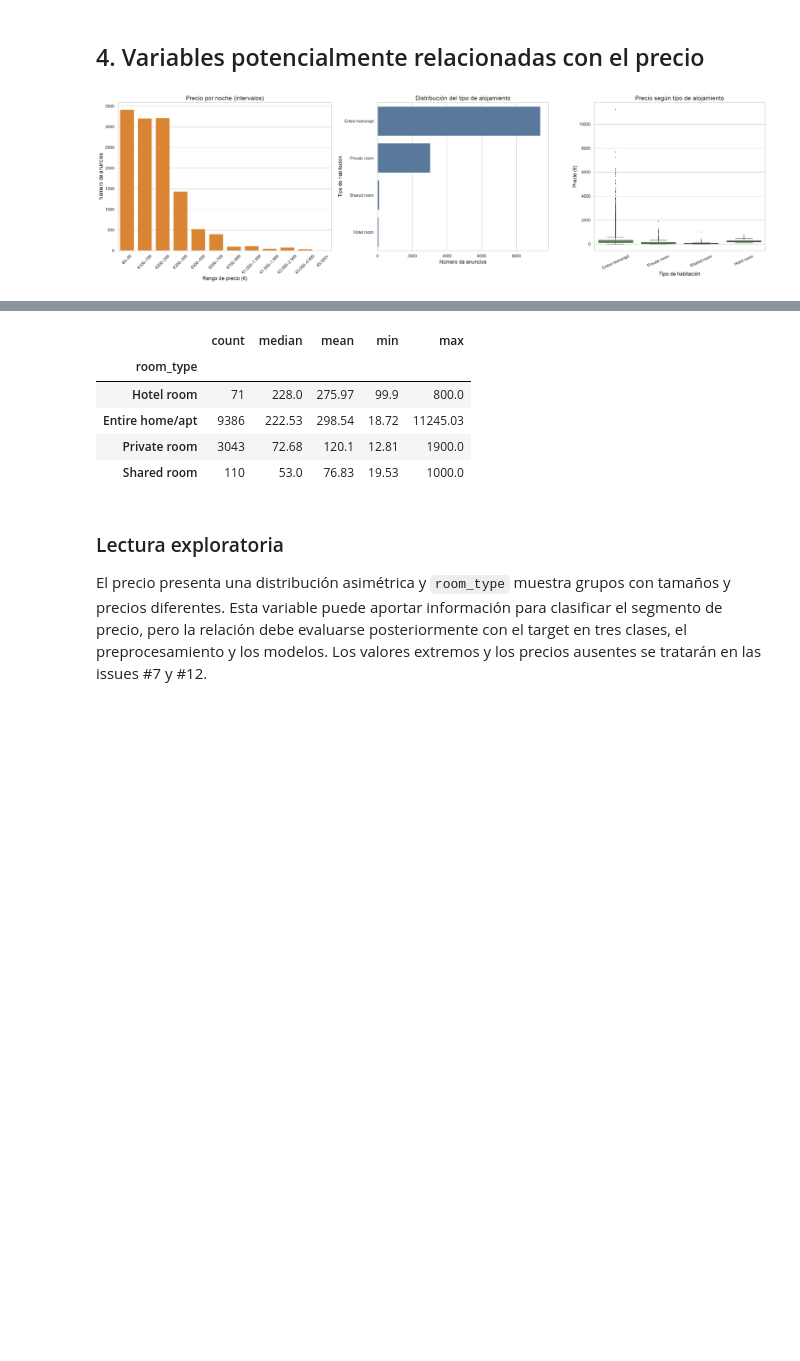
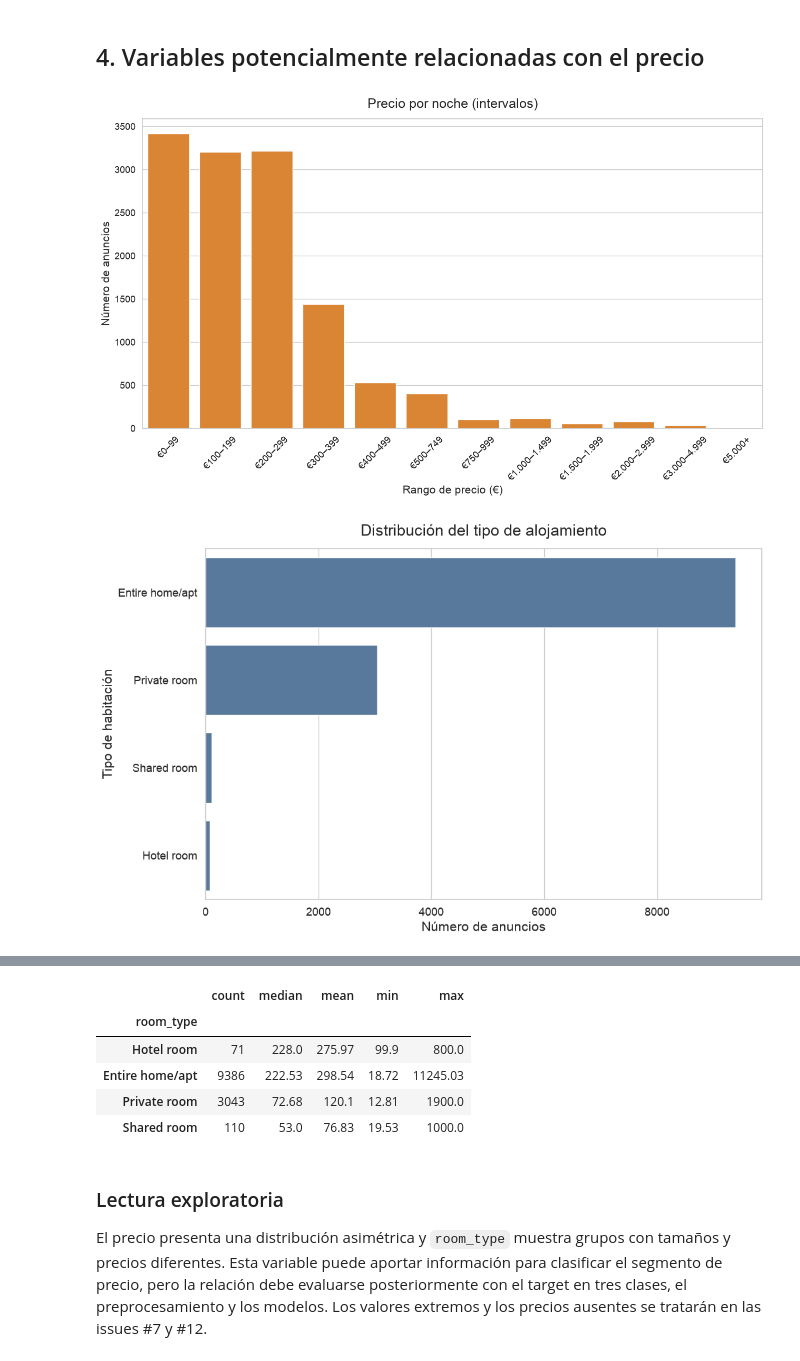
Before and after one commit to T6-P5-Classification/bcn-price-classifier, a Jupyter notebook: notebooks/01a_eda_initial.ipynb, the cells around one changed output, grey strips where cells are left out. Saved outputs shown, nothing was run; the diff lists cells and outputs as text; code cells hidden in the pictures; blank space fills up the shorter version.

Commit message:
fix: split and enlarge EDA charts

```diff
--- a/notebooks/01a_eda_initial.ipynb
+++ b/notebooks/01a_eda_initial.ipynb
@@ -169,39 +169,49 @@ display(eda[available].describe().T.round(2))
 # %%
 # Estas visualizaciones son exploratorias: muestran asociaciones, no causalidad.
 room_price = eda.dropna(subset=["price_numeric", "room_type"]).copy()
-fig, axes = plt.subplots(1, 3, figsize=(24, 7), gridspec_kw={"width_ratios": [1.25, 1, 1]})
 
 price_bins = [0, 100, 200, 300, 400, 500, 750, 1000, 1500, 2000, 3000, 5000, np.inf]
 price_labels = ["€0–99", "€100–199", "€200–299", "€300–399", "€400–499", "€500–749", "€750–999", "€1.000–1.499", "€1.500–1.999", "€2.000–2.999", "€3.000–4.999", "€5.000+"]
 price_values = eda["price_numeric"]
 price_bucket = pd.cut(price_values, bins=price_bins, labels=price_labels, right=False)
 price_counts = price_bucket.value_counts(sort=False).reindex(price_labels, fill_value=0)
-sns.barplot(x=price_counts.index, y=price_counts.values, ax=axes[0], color="#F58518", edgecolor="white")
-axes[0].set_title("Precio por noche (intervalos)")
-axes[0].set_xlabel("Rango de precio (€)")
-axes[0].set_ylabel("Número de anuncios")
-axes[0].tick_params(axis="x", rotation=45, labelsize=11)
+fig_price, ax_price = plt.subplots(figsize=(13, 8))
+sns.barplot(x=price_counts.index, y=price_counts.values, ax=ax_price, color="#F58518", edgecolor="white")
+ax_price.set_title("Precio por noche (intervalos)", fontsize=18, pad=15)
+ax_price.set_xlabel("Rango de precio (€)", fontsize=15)
+ax_price.set_ylabel("Número de anuncios", fontsize=15)
+ax_price.tick_params(axis="x", rotation=45, labelsize=13)
+ax_price.tick_params(axis="y", labelsize=13)
+fig_price.tight_layout()
+plt.show()
 
 room_order = room_price["room_type"].value_counts().index
-sns.countplot(data=room_price, y="room_type", order=room_order, ax=axes[1], color="#4C78A8")
-axes[1].set_title("Distribución del tipo de alojamiento")
-axes[1].set_xlabel("Número de anuncios")
-axes[1].set_ylabel("Tipo de habitación")
+fig_room, ax_room = plt.subplots(figsize=(11, 7))
+sns.countplot(data=room_price, y="room_type", order=room_order, ax=ax_room, color="#4C78A8")
+ax_room.set_title("Distribución del tipo de alojamiento", fontsize=18, pad=15)
+ax_room.set_xlabel("Número de anuncios", fontsize=15)
+ax_room.set_ylabel("Tipo de habitación", fontsize=15)
+ax_room.tick_params(axis="both", labelsize=13)
+fig_room.tight_layout()
+plt.show()
 
-sns.boxplot(data=room_price, x="room_type", y="price_numeric", order=room_order, ax=axes[2], color="#54A24B", fliersize=1)
-axes[2].set_title("Precio según tipo de alojamiento")
-axes[2].set_xlabel("Tipo de habitación")
-axes[2].set_ylabel("Precio (€)")
-axes[2].tick_params(axis="x", rotation=25, labelsize=11)
-
-plt.tight_layout()
+fig_box, ax_box = plt.subplots(figsize=(13, 10))
+sns.boxplot(data=room_price, x="room_type", y="price_numeric", order=room_order, ax=ax_box, color="#54A24B", showfliers=False)
+ax_box.set_title("Precio según tipo de alojamiento", fontsize=18, pad=15)
+ax_box.set_xlabel("Tipo de habitación", fontsize=15)
+ax_box.set_ylabel("Precio (€)", fontsize=15)
+ax_box.tick_params(axis="x", rotation=25, labelsize=13)
+ax_box.tick_params(axis="y", labelsize=13)
+ax_box.text(0.99, 0.98, "Puntos extremos omitidos", transform=ax_box.transAxes, ha="right", va="top", fontsize=12)
+fig_box.tight_layout()
 plt.show()
 
 display(
     room_price.groupby("room_type", observed=True)["price_numeric"]
     .agg(["count", "median", "mean", "min", "max"])
     .sort_values("median", ascending=False)
     .round(2)
 )
 # %% [output]
-[figure, old version]
+[figure, new version]
+[figure, added]
```
Also changed, not shown: parts of 1 cell of this notebook.
